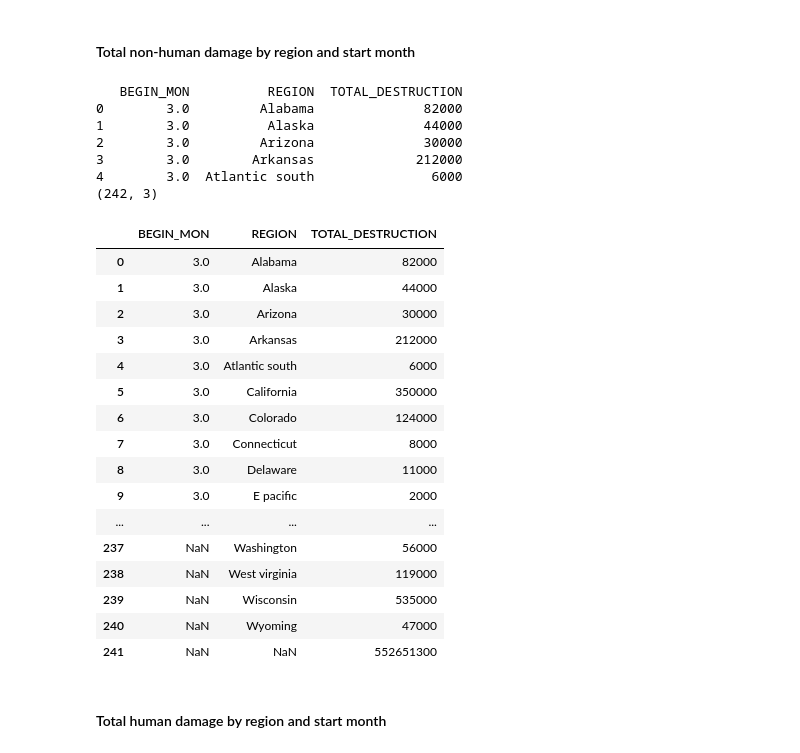
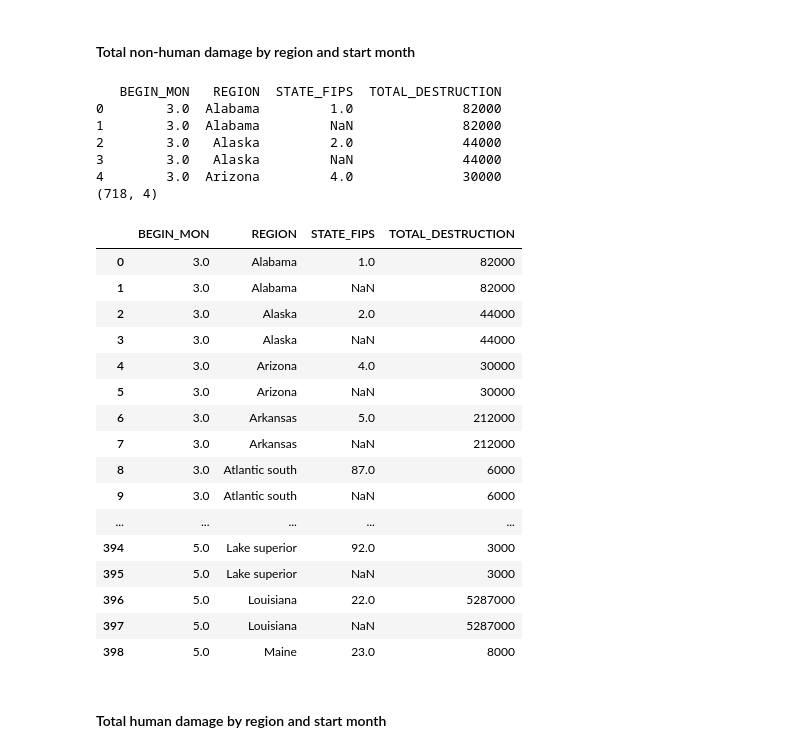
Before and after one commit to chandlerNick/BHT_BI_WiSe2425, a Jupyter notebook: Task1/Code/MostImpactfulEvents.ipynb, the cells around one changed output. Drawn from its saved outputs; the diff is of its cells as text; code cells hidden in the pictures.

```diff
--- a/Task1/Code/MostImpactfulEvents.ipynb
+++ b/Task1/Code/MostImpactfulEvents.ipynb
@@ -263,56 +263,58 @@ region_df
 # %%
 q = '''
 WITH NewWeatherData AS (
     SELECT
         MONTH(BEGIN_DATE_TIME) AS BEGIN_MON,
         REGION,
+        STATE_FIPS,
         COALESCE(DAMAGE_PROPERTY, 0) + COALESCE(DAMAGE_CROPS, 0) AS NON_HUMAN_DESTRUCTION
     FROM
         AOL_SCHEMA.WEATHER_EVENTS
     WHERE
         MONTH(BEGIN_DATE_TIME) >= 3.0
 )
 SELECT
     BEGIN_MON,
     REGION,
+    STATE_FIPS,
     SUM(NON_HUMAN_DESTRUCTION) AS TOTAL_DESTRUCTION
 FROM
     NewWeatherData
 GROUP BY
-    CUBE(BEGIN_MON, REGION)
+    CUBE(BEGIN_MON, REGION, STATE_FIPS)
 ORDER BY
     BEGIN_MON,
     REGION;
 '''
 
 cube_non_human_df = print_query(q, conn)
 print(cube_non_human_df.shape)
 cube_non_human_df
 # %% [output]
-   BEGIN_MON          REGION  TOTAL_DESTRUCTION
-0        3.0         Alabama              82000
-1        3.0          Alaska              44000
-2        3.0         Arizona              30000
-3        3.0        Arkansas             212000
-4        3.0  Atlantic south               6000
-(242, 3)
+   BEGIN_MON   REGION  STATE_FIPS  TOTAL_DESTRUCTION
+0        3.0  Alabama         1.0              82000
+1        3.0  Alabama         NaN              82000
+2        3.0   Alaska         2.0              44000
+3        3.0   Alaska         NaN              44000
+4        3.0  Arizona         4.0              30000
+(718, 4)
-|  | BEGIN_MON | REGION | TOTAL_DESTRUCTION |
-| 0 | 3.0 | Alabama | 82000 |
-| 1 | 3.0 | Alaska | 44000 |
-| 2 | 3.0 | Arizona | 30000 |
-| 3 | 3.0 | Arkansas | 212000 |
-| 4 | 3.0 | Atlantic south | 6000 |
-| 5 | 3.0 | California | 350000 |
-| 6 | 3.0 | Colorado | 124000 |
-| 7 | 3.0 | Connecticut | 8000 |
-| 8 | 3.0 | Delaware | 11000 |
-| 9 | 3.0 | E pacific | 2000 |
-| ... | ... | ... | ... |
-| 237 | NaN | Washington | 56000 |
-| 238 | NaN | West virginia | 119000 |
-| 239 | NaN | Wisconsin | 535000 |
-| 240 | NaN | Wyoming | 47000 |
-| 241 | NaN | NaN | 552651300 |
+|  | BEGIN_MON | REGION | STATE_FIPS | TOTAL_DESTRUCTION |
+| 0 | 3.0 | Alabama | 1.0 | 82000 |
+| 1 | 3.0 | Alabama | NaN | 82000 |
+| 2 | 3.0 | Alaska | 2.0 | 44000 |
+| 3 | 3.0 | Alaska | NaN | 44000 |
+| 4 | 3.0 | Arizona | 4.0 | 30000 |
+| 5 | 3.0 | Arizona | NaN | 30000 |
+| 6 | 3.0 | Arkansas | 5.0 | 212000 |
+| 7 | 3.0 | Arkansas | NaN | 212000 |
+| 8 | 3.0 | Atlantic south | 87.0 | 6000 |
+| 9 | 3.0 | Atlantic south | NaN | 6000 |
+| ... | ... | ... | ... | ... |
+| 394 | 5.0 | Lake superior | 92.0 | 3000 |
+| 395 | 5.0 | Lake superior | NaN | 3000 |
+| 396 | 5.0 | Louisiana | 22.0 | 5287000 |
+| 397 | 5.0 | Louisiana | NaN | 5287000 |
+| 398 | 5.0 | Maine | 23.0 | 8000 |
 # %% [markdown]
 #### Total human damage by region and start month
 # %%
```
Also changed, not shown: 1 other file.
